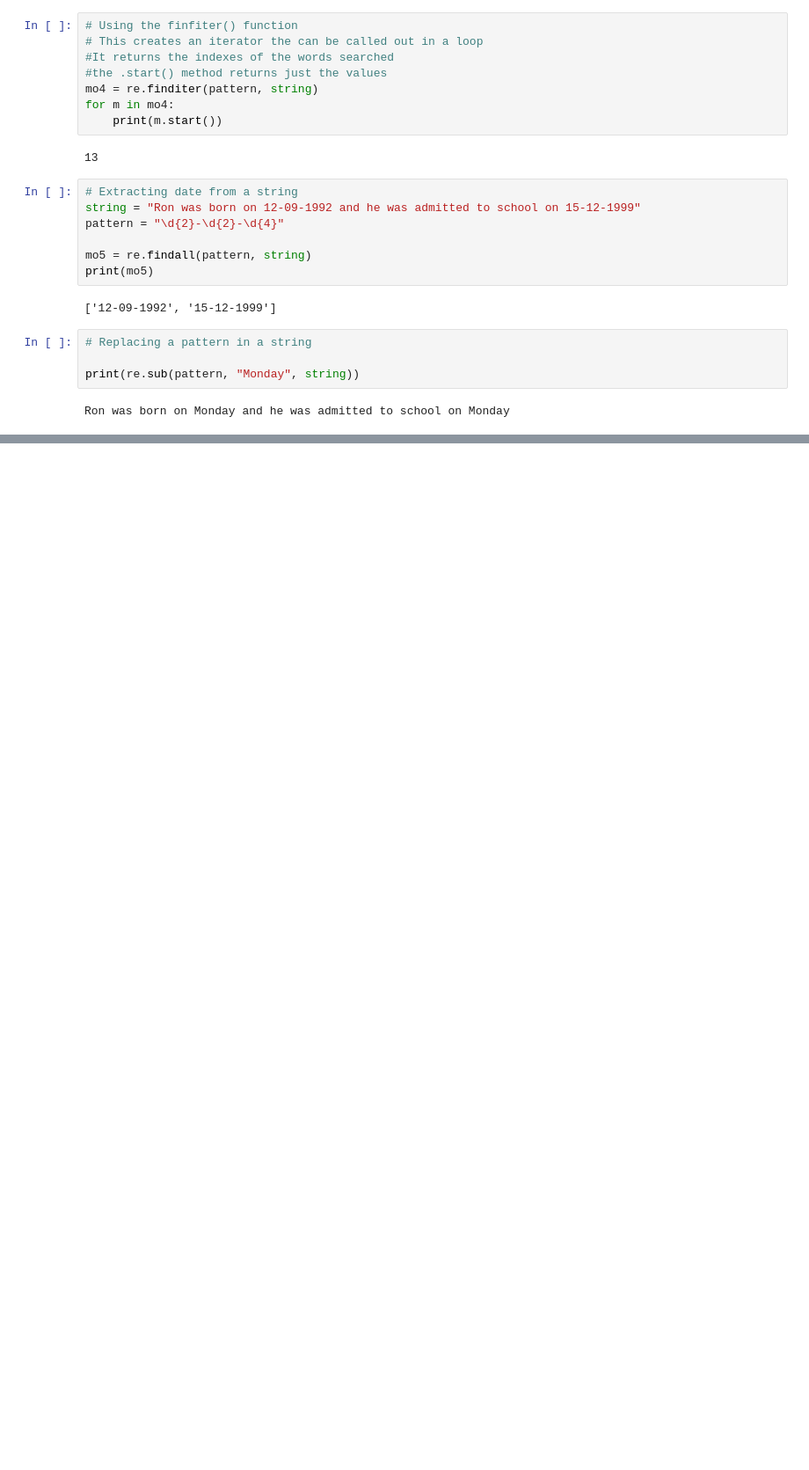
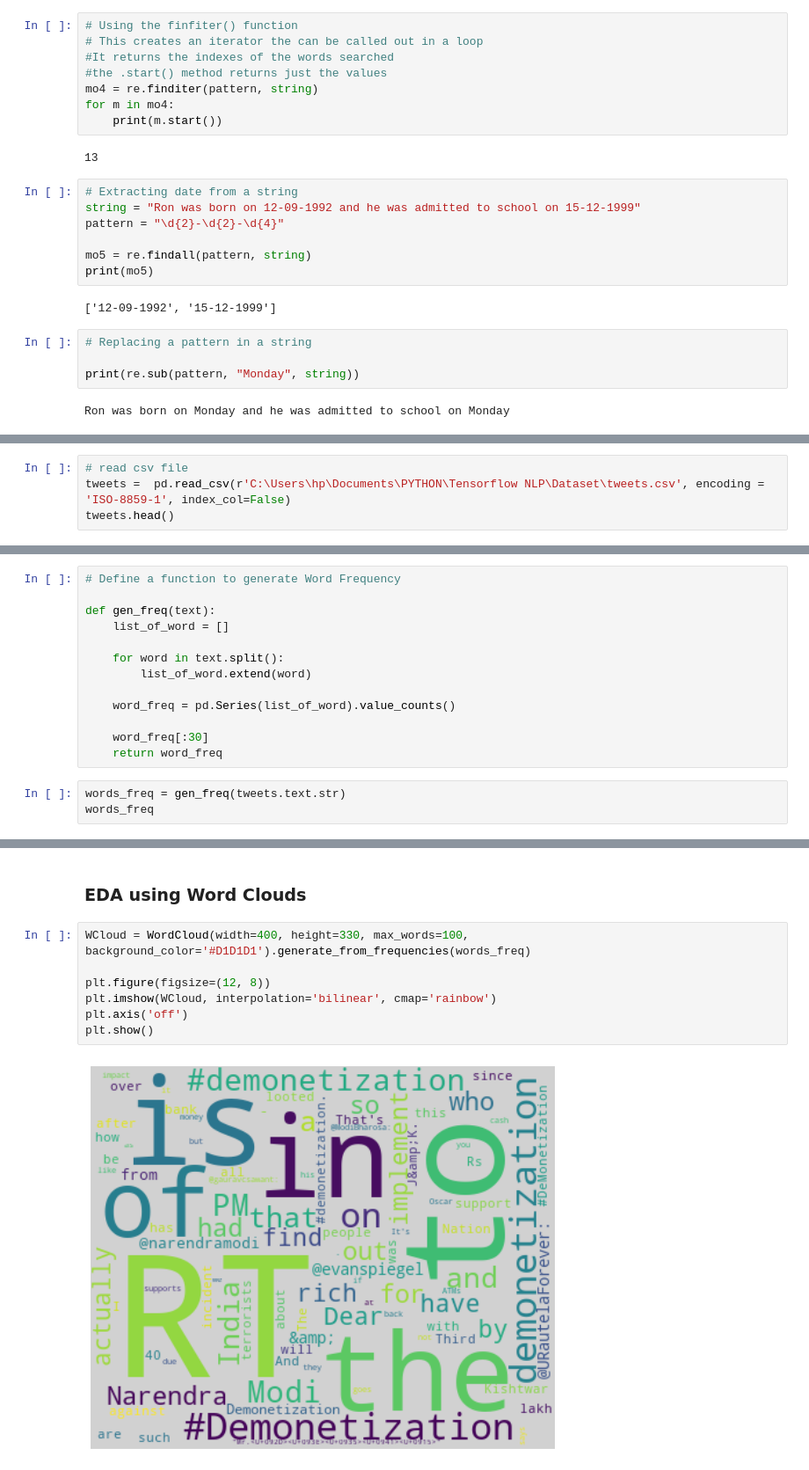
Before and after one commit to jhhornn/Tensorflow-NLP, a Jupyter notebook: Codes/Regular Expression.ipynb, the cells around one changed output, grey strips where cells are left out. Shown: that part at 88% size. Drawn from its saved outputs; the diff is of its cells as text; blank space fills up the shorter version.

Commit message:
Exploring Text data

```diff
--- a/Codes/Regular Expression.ipynb
+++ b/Codes/Regular Expression.ipynb
@@ -88,0 +94,4 @@ To https://github.com/Thobeee/Tensorflow-NLP.git
+# %%
+# read csv file
+tweets =  pd.read_csv(r'C:\Users\hp\Documents\PYTHON\Tensorflow NLP\Dataset\tweets.csv', encoding = 'ISO-8859-1', index_col=False)
+tweets.head()
@@ -88,0 +158,16 @@ To https://github.com/Thobeee/Tensorflow-NLP.git
+# %%
+# Define a function to generate Word Frequency
+
+def gen_freq(text):
+    list_of_word = []
+
+    for word in text.split():
+        list_of_word.extend(word)
+
+    word_freq = pd.Series(list_of_word).value_counts()
+
+    word_freq[:30]
+    return word_freq
+# %%
+words_freq = gen_freq(tweets.text.str)
+words_freq
@@ -88,0 +187,11 @@ To https://github.com/Thobeee/Tensorflow-NLP.git
+# %% [markdown]
+### EDA using Word Clouds
+# %%
+WCloud = WordCloud(width=400, height=330, max_words=100, background_color='#D1D1D1').generate_from_frequencies(words_freq)
+
+plt.figure(figsize=(12, 8))
+plt.imshow(WCloud, interpolation='bilinear', cmap='rainbow')
+plt.axis('off')
+plt.show()
+# %% [output]
+[figure, added]
```
Also changed, not shown: parts of 21 cells of this notebook, 2 other files.
